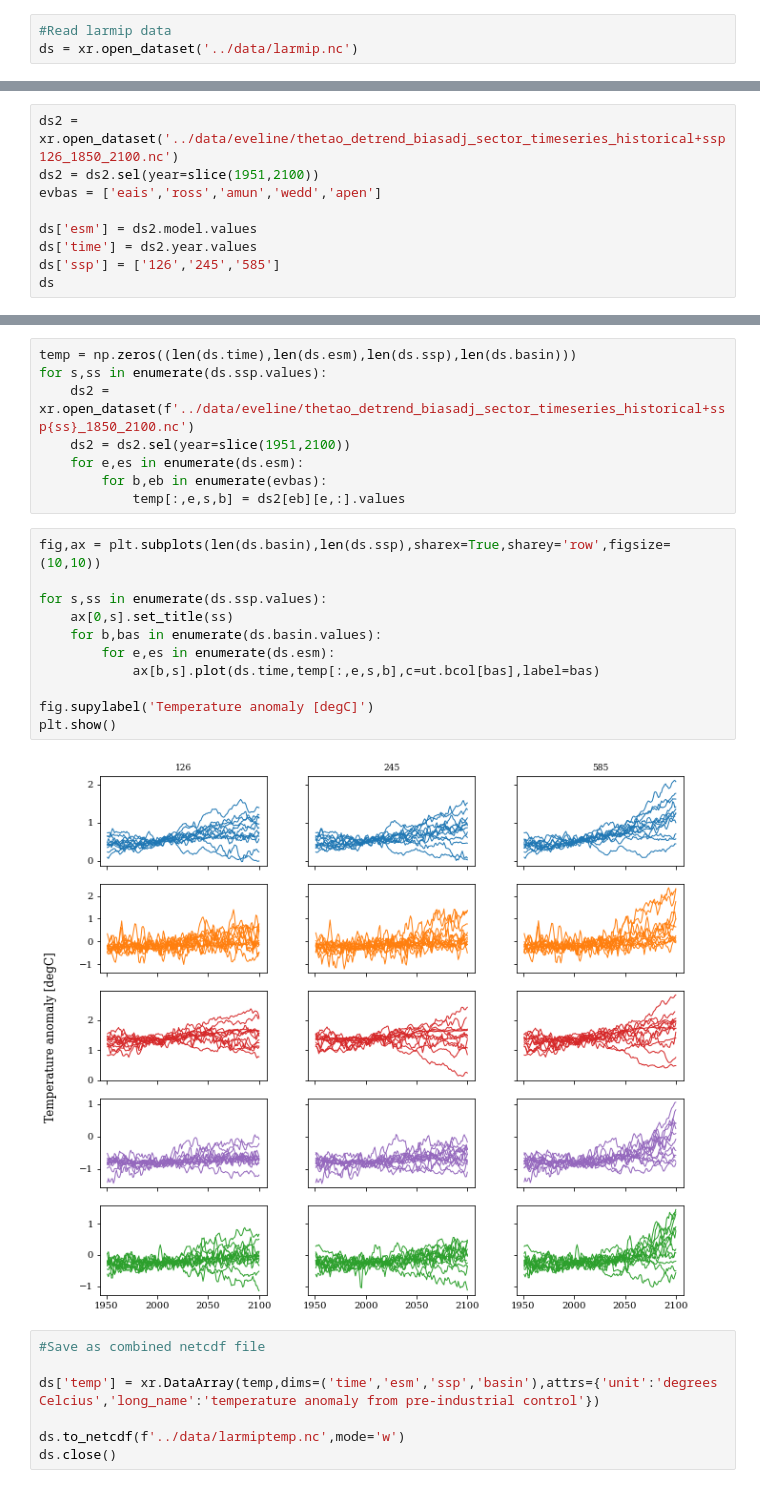
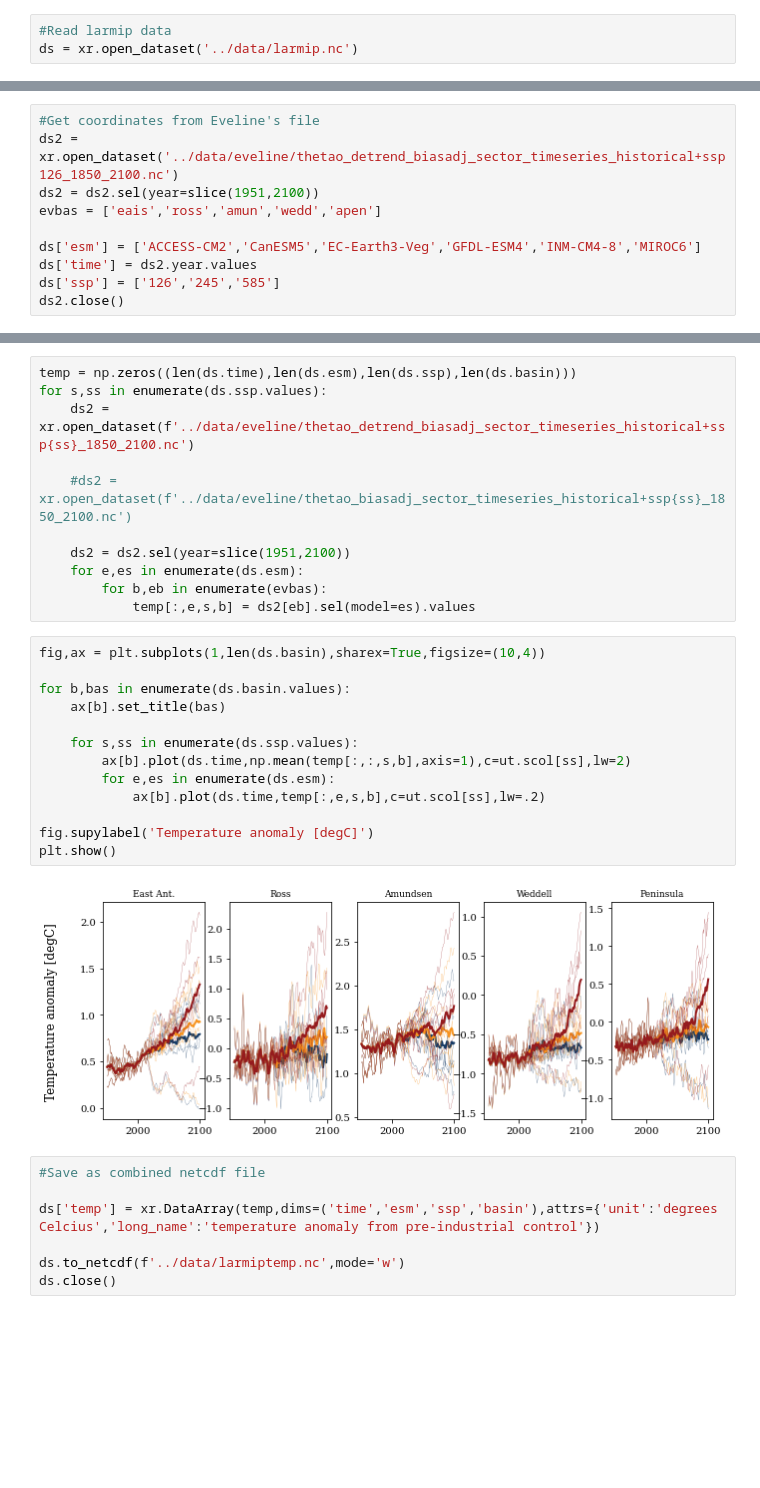
Before and after one commit to erwinlambert/feedback, a Jupyter notebook: notebooks/Read_temperature_cmip.ipynb, the cells around one changed output, grey strips where cells are left out. Drawn from its saved outputs; the diff is of its cells as text; blank space fills up the shorter version.

```diff
--- a/notebooks/Read_temperature_cmip.ipynb
+++ b/notebooks/Read_temperature_cmip.ipynb
@@ -12,9 +28,10 @@ ds = xr.open_dataset('../data/larmip.nc')
 # %%
+#Get coordinates from Eveline's file
 ds2 = xr.open_dataset('../data/eveline/thetao_detrend_biasadj_sector_timeseries_historical+ssp126_1850_2100.nc')
 ds2 = ds2.sel(year=slice(1951,2100))
 evbas = ['eais','ross','amun','wedd','apen']
 
-ds['esm'] = ds2.model.values
+ds['esm'] = ['ACCESS-CM2','CanESM5','EC-Earth3-Veg','GFDL-ESM4','INM-CM4-8','MIROC6']
 ds['time'] = ds2.year.values
 ds['ssp'] = ['126','245','585']
-ds
+ds2.close()
@@ -35,23 +39,28 @@ Data variables:
 temp = np.zeros((len(ds.time),len(ds.esm),len(ds.ssp),len(ds.basin)))
 for s,ss in enumerate(ds.ssp.values):
     ds2 = xr.open_dataset(f'../data/eveline/thetao_detrend_biasadj_sector_timeseries_historical+ssp{ss}_1850_2100.nc')
+
+    #ds2 = xr.open_dataset(f'../data/eveline/thetao_biasadj_sector_timeseries_historical+ssp{ss}_1850_2100.nc')
+
     ds2 = ds2.sel(year=slice(1951,2100))
     for e,es in enumerate(ds.esm):
         for b,eb in enumerate(evbas):
-            temp[:,e,s,b] = ds2[eb][e,:].values
+            temp[:,e,s,b] = ds2[eb].sel(model=es).values
 # %%
-fig,ax = plt.subplots(len(ds.basin),len(ds.ssp),sharex=True,sharey='row',figsize=(10,10))
+fig,ax = plt.subplots(1,len(ds.basin),sharex=True,figsize=(10,4))
 
-for s,ss in enumerate(ds.ssp.values):
-    ax[0,s].set_title(ss)
-    for b,bas in enumerate(ds.basin.values):
+for b,bas in enumerate(ds.basin.values):
+    ax[b].set_title(bas)
+
+    for s,ss in enumerate(ds.ssp.values):
+        ax[b].plot(ds.time,np.mean(temp[:,:,s,b],axis=1),c=ut.scol[ss],lw=2)
         for e,es in enumerate(ds.esm):
-            ax[b,s].plot(ds.time,temp[:,e,s,b],c=ut.bcol[bas],label=bas)
+            ax[b].plot(ds.time,temp[:,e,s,b],c=ut.scol[ss],lw=.2)
 
 fig.supylabel('Temperature anomaly [degC]')
 plt.show()
 # %% [output]
-[figure, old version]
+[figure, new version]
 # %%
 #Save as combined netcdf file
 
```
Also changed, not shown: parts of 3 cells of this notebook, 19 other files.
